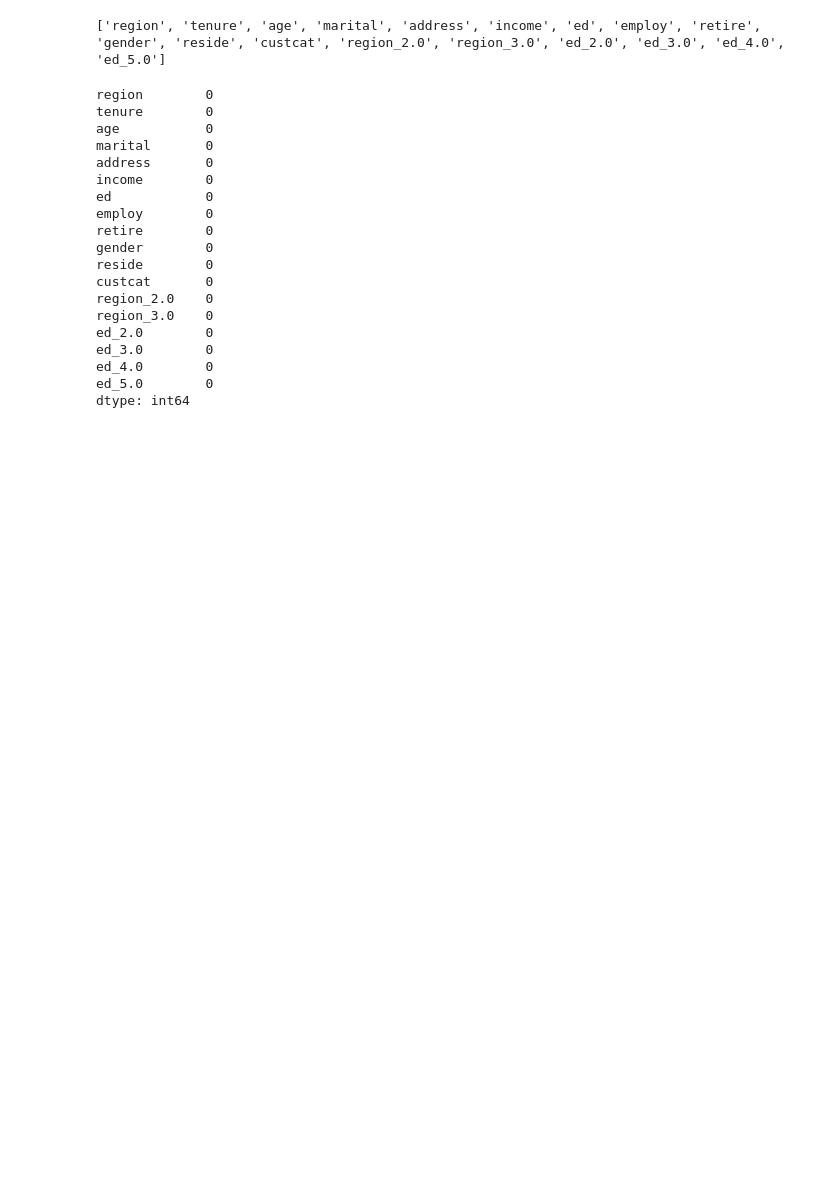
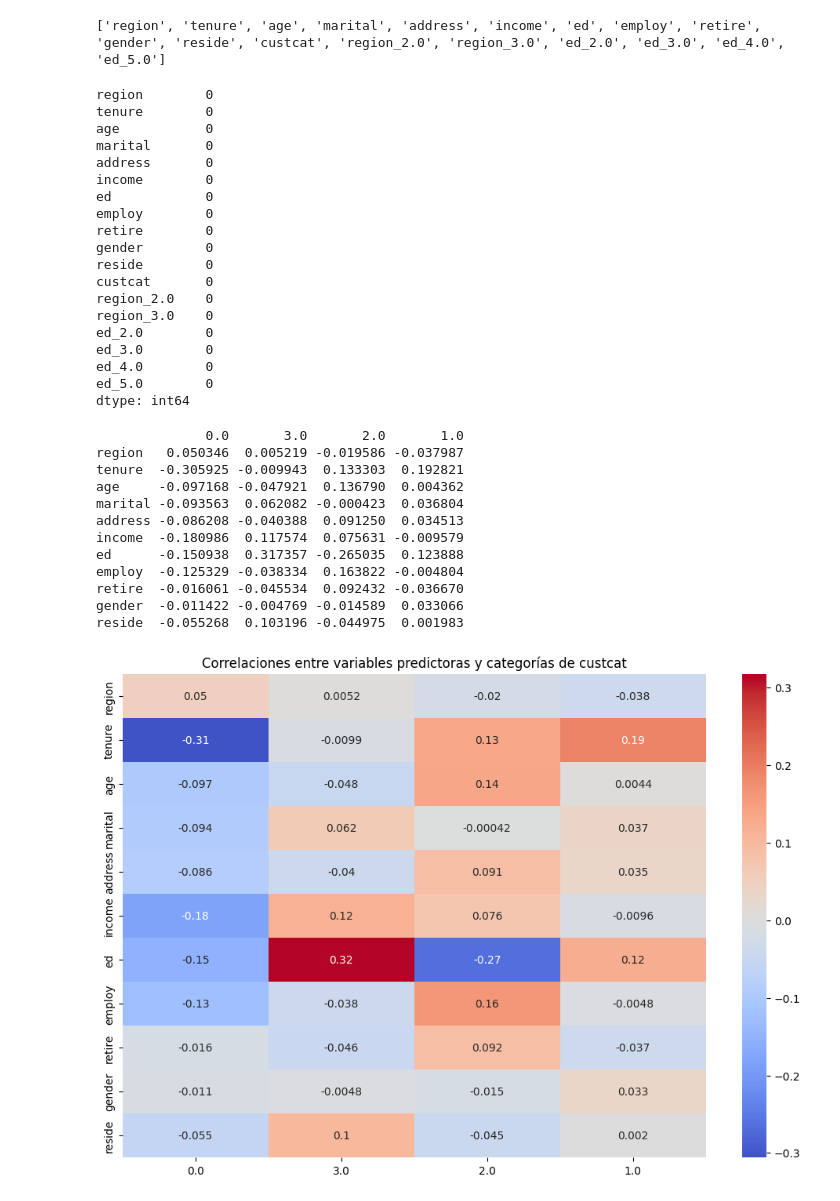
Before and after one commit to AI-School-F5-P3/demographic_multi_classification, a Jupyter notebook: preprocessing.ipynb, the cells around one changed output. Saved outputs shown, nothing was run; the diff lists cells and outputs as text; code cells hidden in the pictures; blank space fills up the shorter version.

```diff
--- a/preprocessing.ipynb
+++ b/preprocessing.ipynb
@@ -417,6 +417,62 @@ ed_3.0        0
 ed_4.0        0
 ed_5.0        0
 dtype: int64
+# %%
+import pandas as pd
+import numpy as np
+from scipy.stats import pointbiserialr
+
+# Asumiendo que 'df' es tu DataFrame y 'custcat' es tu variable objetivo
+# Primero, crea variables dummy para cada categoría de 'custcat'
+for category in df['custcat'].unique():
+    df[f'custcat_{category}'] = (df['custcat'] == category).astype(int)
+
+# Lista de variables predictoras
+predictors = ['region', 'tenure', 'age', 'marital', 'address', 'income', 'ed', 'employ', 'retire', 'gender', 'reside']
+
+# Calcular correlaciones
+correlations = {}
+for category in df['custcat'].unique():
+    category_correlations = {}
+    for predictor in predictors:
+        if df[predictor].dtype in ['int64', 'float64']:
+            corr, _ = pointbiserialr(df[f'custcat_{category}'], df[predictor])
+        else:
+            # Para variables categóricas, usar chi-cuadrado
+            contingency_table = pd.crosstab(df[predictor], df[f'custcat_{category}'])
+            chi2, _, _, _ = chi2_contingency(contingency_table)
+            corr = np.sqrt(chi2 / (chi2 + len(df)))
+        category_correlations[predictor] = corr
+    correlations[category] = category_correlations
+
+# Crear un DataFrame con las correlaciones
+correlation_df = pd.DataFrame(correlations)
+
+# Mostrar las correlaciones
+print(correlation_df)
+
+# Visualizar las correlaciones
+import seaborn as sns
+import matplotlib.pyplot as plt
+
+plt.figure(figsize=(12, 8))
+sns.heatmap(correlation_df, annot=True, cmap='coolwarm', center=0)
+plt.title('Correlaciones entre variables predictoras y categorías de custcat')
+plt.show()
+# %% [output]
+              0.0       3.0       2.0       1.0
+region   0.050346  0.005219 -0.019586 -0.037987
+tenure  -0.305925 -0.009943  0.133303  0.192821
+age     -0.097168 -0.047921  0.136790  0.004362
+marital -0.093563  0.062082 -0.000423  0.036804
+address -0.086208 -0.040388  0.091250  0.034513
+income  -0.180986  0.117574  0.075631 -0.009579
+ed      -0.150938  0.317357 -0.265035  0.123888
+employ  -0.125329 -0.038334  0.163822 -0.004804
+retire  -0.016061 -0.045534  0.092432 -0.036670
+gender  -0.011422 -0.004769 -0.014589  0.033066
+reside  -0.055268  0.103196 -0.044975  0.001983
+[figure, added]
 # %%
 # Separar las variables predictoras y la variable objetivo
 X = df.drop('custcat', axis=1)
```
Also changed, not shown: parts of 1 cell of this notebook, 2 other files.
